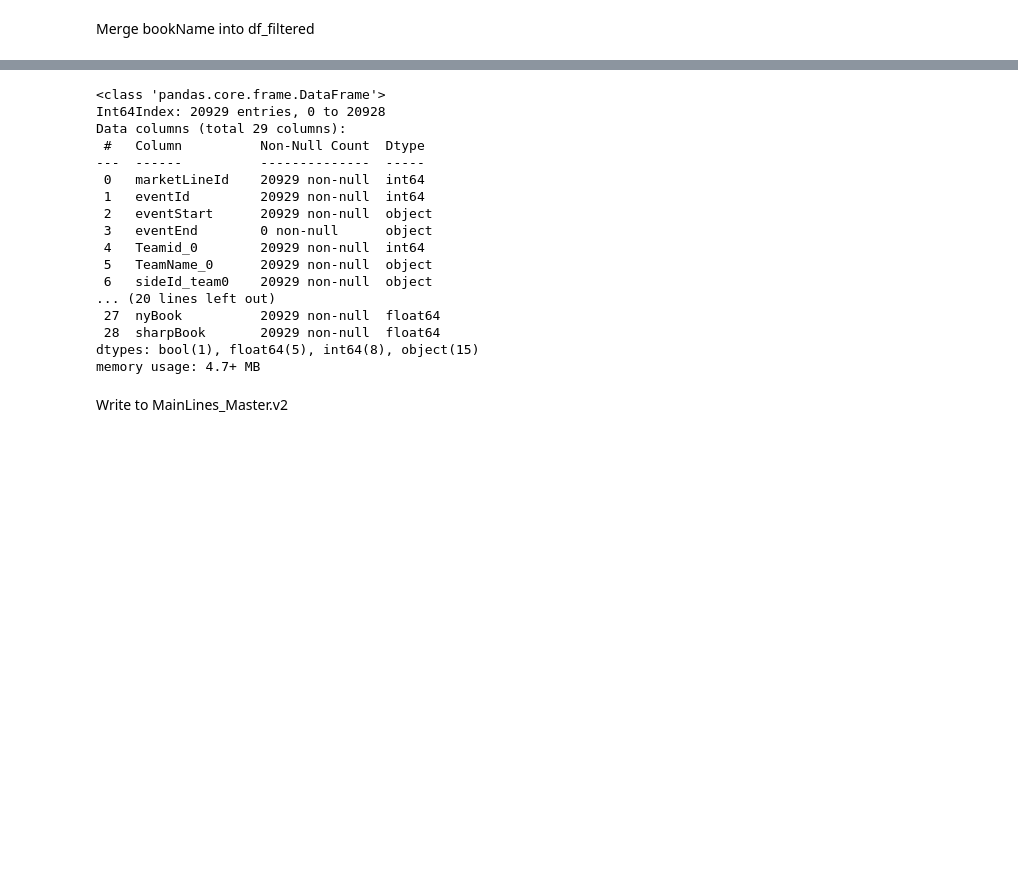
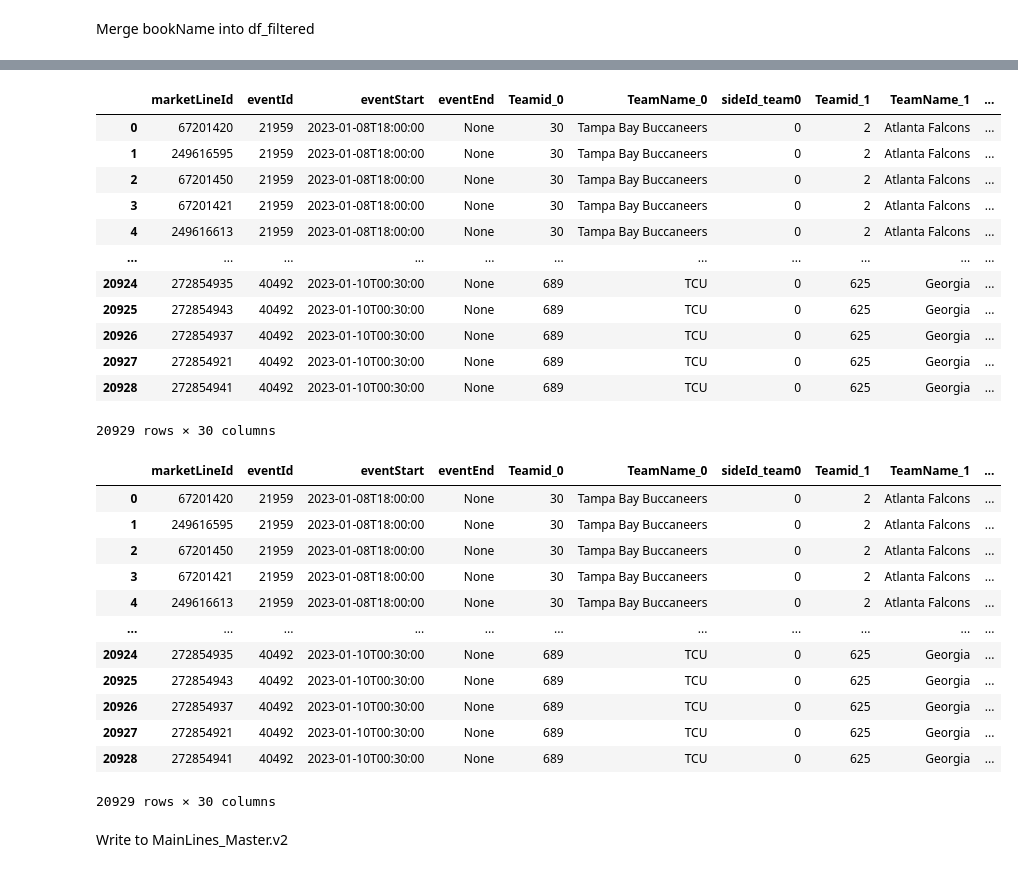
Before and after one commit to ammoore121/SportsBetting, a Jupyter notebook: MainLines_ExpectedValue.ipynb, the cells around one changed output, grey strips where cells are left out. Drawn from its saved outputs; the diff is of its cells as text; code cells hidden in the pictures; blank space fills up the shorter version.

Commit message:
added betPeriod column

```diff
--- a/MainLines_ExpectedValue.ipynb
+++ b/MainLines_ExpectedValue.ipynb
@@ -410,6 +410,36 @@ filtered_df= filtered_df.drop(columns=['modifiedDate', 'statusId','siX'])
 filtered_df= filtered_df.rename(columns={
     'isActive':'bookIsActive',
     'siX_side': 'bet_side'})
+# %%
+#Insert betPeriod column
+
+ptX_definiton = {
+    '1':'FullGame',
+    '2':'Half_1',
+    '3':'Half_2',
+    '4':'Quarter_1',
+    '5':'Quarter_2',
+    '6':'Quarter_3',
+    '7':'Quarter_4'}
+
+
+filtered_df.loc[:, 'betPeriod'] = filtered_df['lgX_pt'].map(ptX_definiton)
+# %%
+filtered_df
+# %% [output]
+|  | marketLineId | eventId | eventStart | eventEnd | Teamid_0 | TeamName_0 | sideId_team0 | Teamid_1 | TeamName_1 | ... |
+| 0 | 67201420 | 21959 | 2023-01-08T18:00:00 | None | 30 | Tampa Bay Buccaneers | 0 | 2 | Atlanta Falcons | ... |
+| 1 | 249616595 | 21959 | 2023-01-08T18:00:00 | None | 30 | Tampa Bay Buccaneers | 0 | 2 | Atlanta Falcons | ... |
+| 2 | 67201450 | 21959 | 2023-01-08T18:00:00 | None | 30 | Tampa Bay Buccaneers | 0 | 2 | Atlanta Falcons | ... |
+| 3 | 67201421 | 21959 | 2023-01-08T18:00:00 | None | 30 | Tampa Bay Buccaneers | 0 | 2 | Atlanta Falcons | ... |
+| 4 | 249616613 | 21959 | 2023-01-08T18:00:00 | None | 30 | Tampa Bay Buccaneers | 0 | 2 | Atlanta Falcons | ... |
+| ... | ... | ... | ... | ... | ... | ... | ... | ... | ... | ... |
+| 20924 | 272854935 | 40492 | 2023-01-10T00:30:00 | None | 689 | TCU | 0 | 625 | Georgia | ... |
+| 20925 | 272854943 | 40492 | 2023-01-10T00:30:00 | None | 689 | TCU | 0 | 625 | Georgia | ... |
+| 20926 | 272854937 | 40492 | 2023-01-10T00:30:00 | None | 689 | TCU | 0 | 625 | Georgia | ... |
+| 20927 | 272854921 | 40492 | 2023-01-10T00:30:00 | None | 689 | TCU | 0 | 625 | Georgia | ... |
+| 20928 | 272854941 | 40492 | 2023-01-10T00:30:00 | None | 689 | TCU | 0 | 625 | Georgia | ... |
+20929 rows × 30 columns
 # %%
 
 
@@ -422,25 +452,21 @@ easiest_to_read_column_order = ['marketLineId','eventId', 'eventStart', 'eventEn
 
 filtered_df= filtered_df.reindex(columns=easiest_to_read_column_order)
 # %%
-filtered_df.info()
+filtered_df
 # %% [output]
+|  | marketLineId | eventId | eventStart | eventEnd | Teamid_0 | TeamName_0 | sideId_team0 | Teamid_1 | TeamName_1 | ... |
+| 0 | 67201420 | 21959 | 2023-01-08T18:00:00 | None | 30 | Tampa Bay Buccaneers | 0 | 2 | Atlanta Falcons | ... |
+| 1 | 249616595 | 21959 | 2023-01-08T18:00:00 | None | 30 | Tampa Bay Buccaneers | 0 | 2 | Atlanta Falcons | ... |
+| 2 | 67201450 | 21959 | 2023-01-08T18:00:00 | None | 30 | Tampa Bay Buccaneers | 0 | 2 | Atlanta Falcons | ... |
+| 3 | 67201421 | 21959 | 2023-01-08T18:00:00 | None | 30 | Tampa Bay Buccaneers | 0 | 2 | Atlanta Falcons | ... |
+| 4 | 249616613 | 21959 | 2023-01-08T18:00:00 | None | 30 | Tampa Bay Buccaneers | 0 | 2 | Atlanta Falcons | ... |
+| ... | ... | ... | ... | ... | ... | ... | ... | ... | ... | ... |
+| 20924 | 272854935 | 40492 | 2023-01-10T00:30:00 | None | 689 | TCU | 0 | 625 | Georgia | ... |
+| 20925 | 272854943 | 40492 | 2023-01-10T00:30:00 | None | 689 | TCU | 0 | 625 | Georgia | ... |
+| 20926 | 272854937 | 40492 | 2023-01-10T00:30:00 | None | 689 | TCU | 0 | 625 | Georgia | ... |
+| 20927 | 272854921 | 40492 | 2023-01-10T00:30:00 | None | 689 | TCU | 0 | 625 | Georgia | ... |
+| 20928 | 272854941 | 40492 | 2023-01-10T00:30:00 | None | 689 | TCU | 0 | 625 | Georgia | ... |
-<class 'pandas.core.frame.DataFrame'>
-Int64Index: 20929 entries, 0 to 20928
-Data columns (total 29 columns):
- #   Column          Non-Null Count  Dtype
----  ------          --------------  -----
- 0   marketLineId    20929 non-null  int64
- 1   eventId         20929 non-null  int64
- 2   eventStart      20929 non-null  object
- 3   eventEnd        0 non-null      object
- 4   Teamid_0        20929 non-null  int64
- 5   TeamName_0      20929 non-null  object
- 6   sideId_team0    20929 non-null  object
-... (20 lines left out)
- 27  nyBook          20929 non-null  float64
- 28  sharpBook       20929 non-null  float64
-dtypes: bool(1), float64(5), int64(8), object(15)
-memory usage: 4.7+ MB
+20929 rows × 30 columns
 # %% [markdown]
 Write to MainLines_Master.v2
 # %%
```
Also changed, not shown: parts of 4 cells of this notebook, 1 other file.
